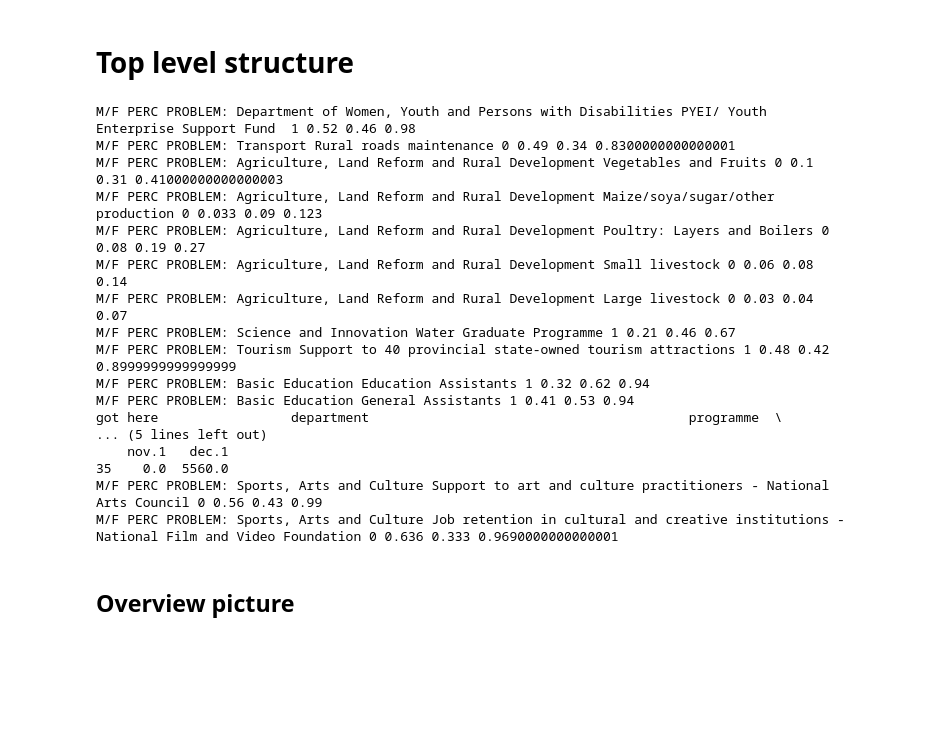
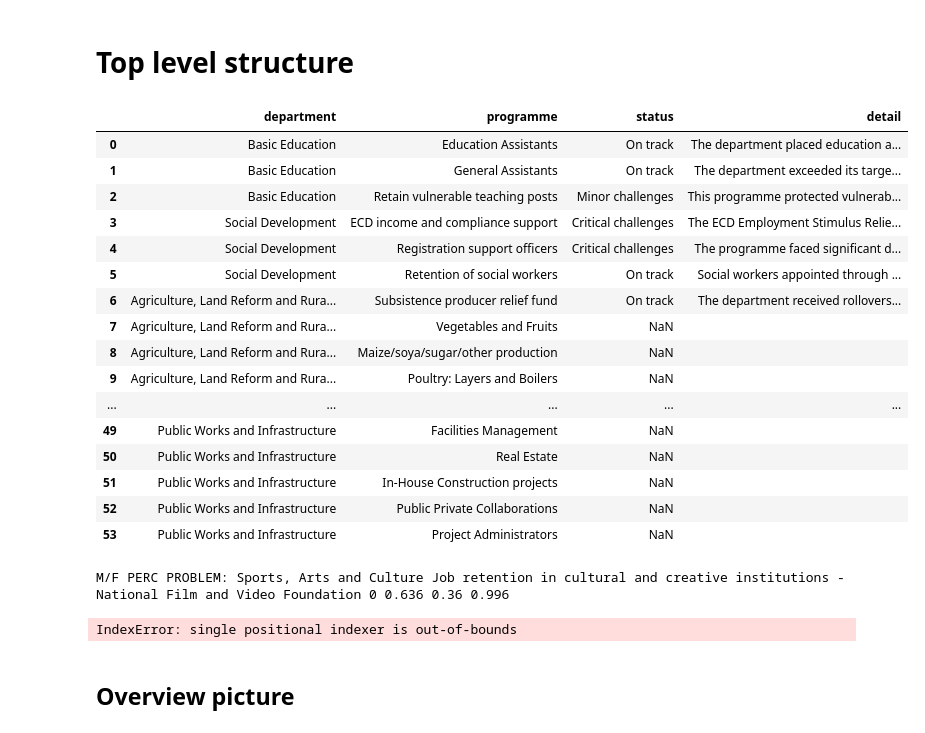
Before and after one commit to OpenUpSA/presidential-employment-stimulus, a Jupyter notebook: notebooks/p-e_to_json.ipynb, the cells around one changed output. Cells and saved outputs as stored; diff of their text form; code cells hidden in the pictures; blank space fills up the shorter version.

```diff
--- a/notebooks/p-e_to_json.ipynb
+++ b/notebooks/p-e_to_json.ipynb
@@ -301,6 +301,26 @@ def make_dim(dim_type, lookup_type, df, col_start, col_end, key_lookup):
         data_missing=data_missing,
     )
     return dim
+# %%
+implementation_status_df[0]
+# %% [output]
+|  | department | programme | status | detail |
+| 0 | Basic Education | Education Assistants | On track | The department placed education a... |
+| 1 | Basic Education | General Assistants | On track | The department exceeded its targe... |
+| 2 | Basic Education | Retain vulnerable teaching posts | Minor challenges | This programme protected vulnerab... |
+| 3 | Social Development | ECD income and compliance support | Critical challenges | The ECD Employment Stimulus Relie... |
+| 4 | Social Development | Registration support officers | Critical challenges | The programme faced significant d... |
+| 5 | Social Development | Retention of social workers | On track | Social workers appointed through ... |
+| 6 | Agriculture, Land Reform and Rura... | Subsistence producer relief fund | On track | The department received rollovers... |
+| 7 | Agriculture, Land Reform and Rura... | Vegetables and Fruits | NaN |  |
+| 8 | Agriculture, Land Reform and Rura... | Maize/soya/sugar/other production | NaN |  |
+| 9 | Agriculture, Land Reform and Rura... | Poultry: Layers and Boilers | NaN |  |
+| ... | ... | ... | ... | ... |
+| 49 | Public Works and Infrastructure | Facilities Management | NaN |  |
+| 50 | Public Works and Infrastructure | Real Estate | NaN |  |
+| 51 | Public Works and Infrastructure | In-House Construction projects | NaN |  |
+| 52 | Public Works and Infrastructure | Public Private Collaborations | NaN |  |
+| 53 | Public Works and Infrastructure | Project Administrators | NaN |  |
 # %%
 all_data_departments=[]
 
@@ -365,6 +385,8 @@ for department_name in department_names:
                     (implementation_status_df[phase_num].department == department_name)
                     & (implementation_status_df[phase_num].programme == programme_name)
                 ]
+                if department_name == "Agriculture, Land Reform and Rural Development":
+                    print("DALLRD", len(imp_status_row), imp_status_row)
                 if len(imp_status_row) == 0 or pd.isna(imp_status_row.status.iloc[0]):
                     imp_detail = None
                 else:
@@ -391,9 +413,6 @@ for department_name in department_names:
                             (trends_df[phase_num].department == department_name)
                             & (trends_df[phase_num].programme == programme_name)
                         ]
-                        if department_name == 'Cooperative Governance' and programme_name == 'Mainstream labour intensive construction methods':
-                            print("got here", time_dimension_row)
-
                         dimensions.append(make_dim(LookupTypeEnum.province.name, VizTypeEnum.bar.name, provincial_df[phase_num], 2, -1, lambda key: province_header_to_abbrev[key]))
                         dimensions.append(make_dim(LookupTypeEnum.time.name, VizTypeEnum.line.name, trends_df[phase_num], 2, None, lambda key: month_lookup[phase_num][key]))
 
@@ -557,23 +576,8 @@ for department_name in department_names:
 for name in sorted(departments.keys()):
     all_data_departments.append(departments[name])
 # %% [output]
-M/F PERC PROBLEM: Department of Women, Youth and Persons with Disabilities PYEI/ Youth Enterprise Support Fund  1 0.52 0.46 0.98
-M/F PERC PROBLEM: Transport Rural roads maintenance 0 0.49 0.34 0.8300000000000001
-M/F PERC PROBLEM: Agriculture, Land Reform and Rural Development Vegetables and Fruits 0 0.1 0.31 0.41000000000000003
-M/F PERC PROBLEM: Agriculture, Land Reform and Rural Development Maize/soya/sugar/other production 0 0.033 0.09 0.123
-M/F PERC PROBLEM: Agriculture, Land Reform and Rural Development Poultry: Layers and Boilers 0 0.08 0.19 0.27
-M/F PERC PROBLEM: Agriculture, Land Reform and Rural Development Small livestock 0 0.06 0.08 0.14
-M/F PERC PROBLEM: Agriculture, Land Reform and Rural Development Large livestock 0 0.03 0.04 0.07
-M/F PERC PROBLEM: Science and Innovation Water Graduate Programme 1 0.21 0.46 0.67
-M/F PERC PROBLEM: Tourism Support to 40 provincial state-owned tourism attractions 1 0.48 0.42 0.8999999999999999
-M/F PERC PROBLEM: Basic Education Education Assistants 1 0.32 0.62 0.94
-M/F PERC PROBLEM: Basic Education General Assistants 1 0.41 0.53 0.94
-got here                 department                                         programme  \
-... (5 lines left out)
-    nov.1   dec.1
-35    0.0  5560.0
-M/F PERC PROBLEM: Sports, Arts and Culture Support to art and culture practitioners - National Arts Council 0 0.56 0.43 0.99
-M/F PERC PROBLEM: Sports, Arts and Culture Job retention in cultural and creative institutions - National Film and Video Foundation 0 0.636 0.333 0.9690000000000001
+M/F PERC PROBLEM: Sports, Arts and Culture Job retention in cultural and creative institutions - National Film and Video Foundation 0 0.636 0.36 0.996
+IndexError: single positional indexer is out-of-bounds
 # %%
 # number_of_phases = 2
 
```
Also changed, not shown: parts of 6 cells of this notebook, 1 other file.
